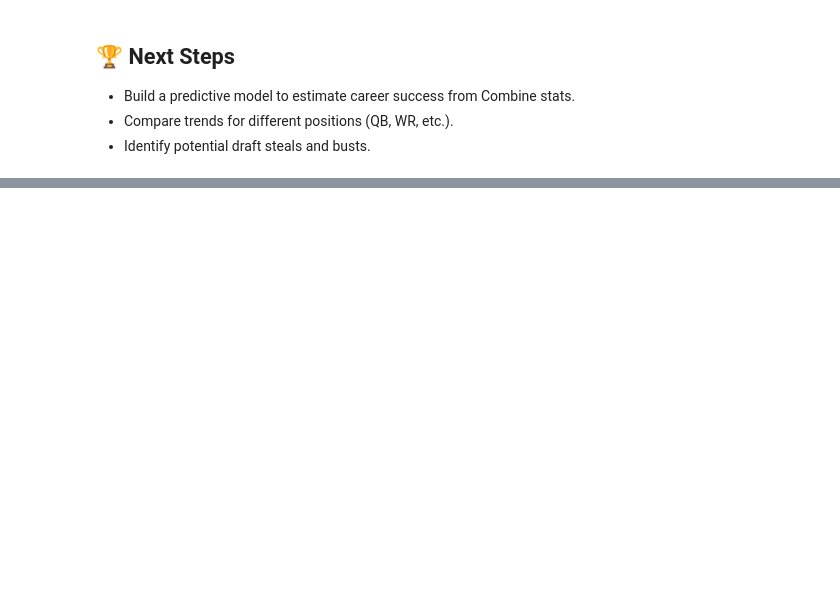
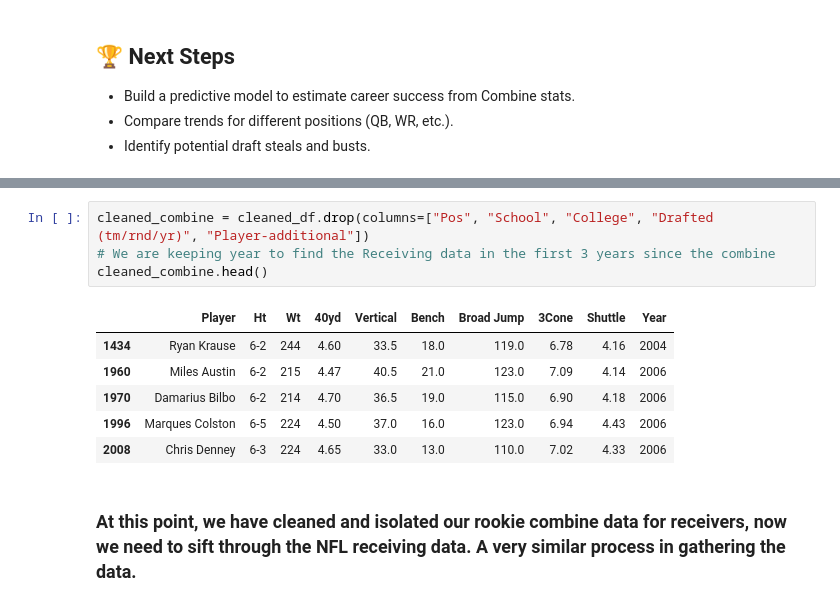
Before and after one commit to vidmt/msas-project, a Jupyter notebook: nfl_combine_analysis.ipynb, the cells around one changed output, grey strips where cells are left out. Drawn from its saved outputs; the diff is of its cells as text; blank space fills up the shorter version.

```diff
--- a/nfl_combine_analysis.ipynb
+++ b/nfl_combine_analysis.ipynb
@@ -85,0 +185,13 @@ plt.show()
+# %%
+cleaned_combine = cleaned_df.drop(columns=["Pos", "School", "College", "Drafted (tm/rnd/yr)", "Player-additional"])
+# We are keeping year to find the Receiving data in the first 3 years since the combine
+cleaned_combine.head()
+# %% [output]
+|  | Player | Ht | Wt | 40yd | Vertical | Bench | Broad Jump | 3Cone | Shuttle | Year |
+| 1434 | Ryan Krause | 6-2 | 244 | 4.60 | 33.5 | 18.0 | 119.0 | 6.78 | 4.16 | 2004 |
+| 1960 | Miles Austin | 6-2 | 215 | 4.47 | 40.5 | 21.0 | 123.0 | 7.09 | 4.14 | 2006 |
+| 1970 | Damarius Bilbo | 6-2 | 214 | 4.70 | 36.5 | 19.0 | 115.0 | 6.90 | 4.18 | 2006 |
+| 1996 | Marques Colston | 6-5 | 224 | 4.50 | 37.0 | 16.0 | 123.0 | 6.94 | 4.43 | 2006 |
+| 2008 | Chris Denney | 6-3 | 224 | 4.65 | 33.0 | 13.0 | 110.0 | 7.02 | 4.33 | 2006 |
+# %% [markdown]
+### At this point, we have cleaned and isolated our rookie combine data for receivers, now we need to sift through the NFL receiving data. A very similar process in gathering the data.
```
Also changed, not shown: parts of 9 cells of this notebook, 25 other files.
